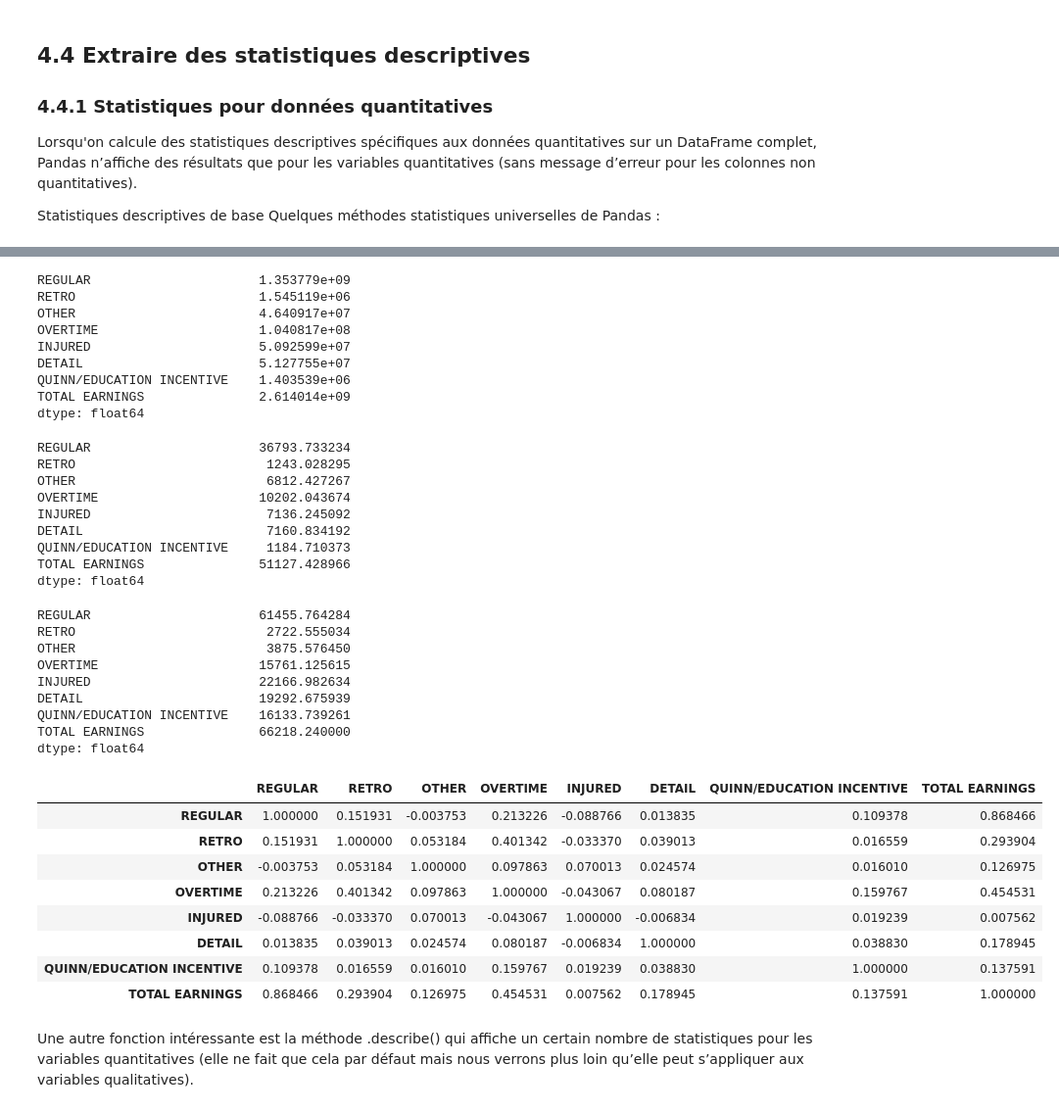
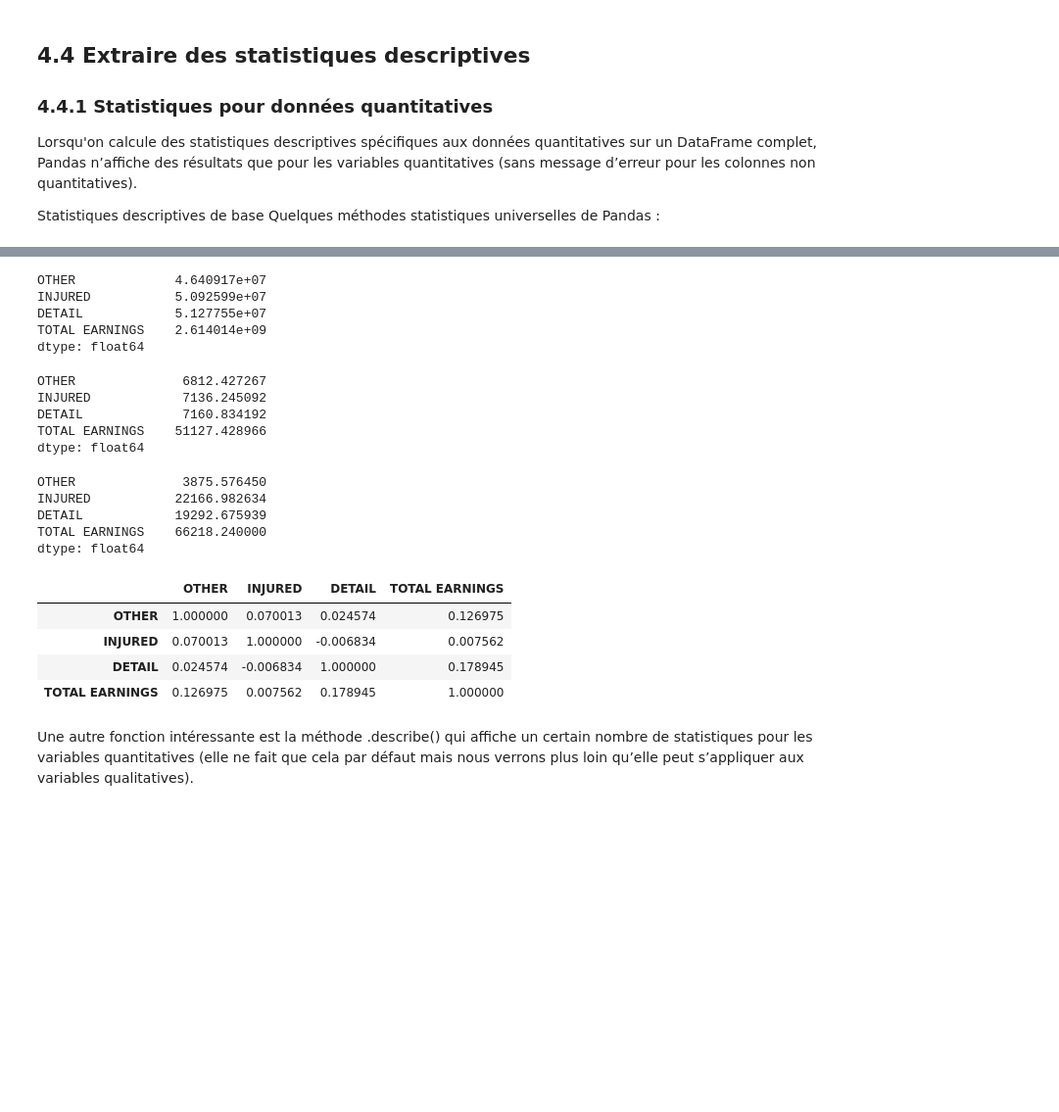
Before and after one commit to emjako/pythondatascientist, a Jupyter notebook: notebooks/04_02_manipulation_description_des_donnees.ipynb, the cells around one changed output, grey strips where cells are left out. Shown at 98% size. Saved outputs shown, nothing was run; the diff lists cells and outputs as text; code cells hidden in the pictures; blank space fills up the shorter version.

```diff
--- a/notebooks/04_02_manipulation_description_des_donnees.ipynb
+++ b/notebooks/04_02_manipulation_description_des_donnees.ipynb
@@ -164,7 +163,12 @@ Nous avons donc réussi à modifier notre colonne.
 
 Si nous désirons automatiser ce traitement, il suffit de créer une boucle sur les colonnes. On utilise le code suivant :
 # %%
+list_error = []
 for col in listing.columns:
     if listing[col].dtype==object :
-        listing[col]= pd.to_numeric(listing[col].str.strip("$")\
-                                                .str.replace(",", ""), errors="ignore")
+        try:
+            listing[col]= pd.to_numeric(listing[col].str.strip("$")\
+                                                .str.replace(",", ""))
+        except ValueError:
+            list_error.append(col)
+print(f"Les colonnes {' '.join(list_error)} n'ont pas pu être transformées")
@@ -646,15 +657,13 @@ On peut maintenant travailler sur les données manquantes. Il existe deux moyens
 Un premier en utilisant Pandas :
 # %%
 # pour la moyenne
-for col in boston.columns :
-    if boston[col].dtype ==np.number :
-        boston[col] = boston[col].fillna(boston[col].mean())
+for col in boston.select_dtypes("number").columns :
+    boston[col] = boston[col].fillna(boston[col].mean())
 
 
 # pour la médiane
-for col in boston.columns :
-    if boston[col].dtype ==np.number :
-        boston[col] = boston[col].fillna(boston[col].median())
+for col in boston.select_dtypes("number").columns :
+    boston[col] = boston[col].fillna(boston[col].median())
 
 # pour le mode, on utilise une condition à l’intérieur de l’appel de la boucle
 # qui est équivalente à ce que nous faisions plus haut
@@ -1027,56 +1035,40 @@ TOTAL EARNINGS               71517.447431
 dtype: float64
 # %%
 # variance
-boston.var()
+boston.select_dtypes("number").var()
 # %% [output]
-REGULAR                      1.353779e+09
-RETRO                        1.545119e+06
-OTHER                        4.640917e+07
-OVERTIME                     1.040817e+08
-INJURED                      5.092599e+07
-DETAIL                       5.127755e+07
-QUINN/EDUCATION INCENTIVE    1.403539e+06
-TOTAL EARNINGS               2.614014e+09
+OTHER             4.640917e+07
+INJURED           5.092599e+07
+DETAIL            5.127755e+07
+TOTAL EARNINGS    2.614014e+09
 dtype: float64
 # %%
 # écart-type
-boston.std()
+boston.select_dtypes("number").std()
 # %% [output]
-REGULAR                      36793.733234
-RETRO                         1243.028295
-OTHER                         6812.427267
-OVERTIME                     10202.043674
-INJURED                       7136.245092
-DETAIL                        7160.834192
-QUINN/EDUCATION INCENTIVE     1184.710373
-TOTAL EARNINGS               51127.428966
+OTHER              6812.427267
+INJURED            7136.245092
+DETAIL             7160.834192
+TOTAL EARNINGS    51127.428966
 dtype: float64
 # %%
 # médiane
-boston.median()
+boston.select_dtypes("number").median()
 # %% [output]
-REGULAR                      61455.764284
-RETRO                         2722.555034
-OTHER                         3875.576450
-OVERTIME                     15761.125615
-INJURED                      22166.982634
-DETAIL                       19292.675939
-QUINN/EDUCATION INCENTIVE    16133.739261
-TOTAL EARNINGS               66218.240000
+OTHER              3875.576450
+INJURED           22166.982634
+DETAIL            19292.675939
+TOTAL EARNINGS    66218.240000
 dtype: float64
 # %%
 # matrice de corrélation
-boston.corr()
+boston.select_dtypes("number").corr()
 # %% [output]
-|  | REGULAR | RETRO | OTHER | OVERTIME | INJURED | DETAIL | QUINN/EDUCATION INCENTIVE | TOTAL EARNINGS |
-| REGULAR | 1.000000 | 0.151931 | -0.003753 | 0.213226 | -0.088766 | 0.013835 | 0.109378 | 0.868466 |
-| RETRO | 0.151931 | 1.000000 | 0.053184 | 0.401342 | -0.033370 | 0.039013 | 0.016559 | 0.293904 |
-| OTHER | -0.003753 | 0.053184 | 1.000000 | 0.097863 | 0.070013 | 0.024574 | 0.016010 | 0.126975 |
-| OVERTIME | 0.213226 | 0.401342 | 0.097863 | 1.000000 | -0.043067 | 0.080187 | 0.159767 | 0.454531 |
-| INJURED | -0.088766 | -0.033370 | 0.070013 | -0.043067 | 1.000000 | -0.006834 | 0.019239 | 0.007562 |
-| DETAIL | 0.013835 | 0.039013 | 0.024574 | 0.080187 | -0.006834 | 1.000000 | 0.038830 | 0.178945 |
-| QUINN/EDUCATION INCENTIVE | 0.109378 | 0.016559 | 0.016010 | 0.159767 | 0.019239 | 0.038830 | 1.000000 | 0.137591 |
-| TOTAL EARNINGS | 0.868466 | 0.293904 | 0.126975 | 0.454531 | 0.007562 | 0.178945 | 0.137591 | 1.000000 |
+|  | OTHER | INJURED | DETAIL | TOTAL EARNINGS |
+| OTHER | 1.000000 | 0.070013 | 0.024574 | 0.126975 |
+| INJURED | 0.070013 | 1.000000 | -0.006834 | 0.007562 |
+| DETAIL | 0.024574 | -0.006834 | 1.000000 | 0.178945 |
+| TOTAL EARNINGS | 0.126975 | 0.007562 | 0.178945 | 1.000000 |
 # %% [markdown]
 Une autre fonction intéressante est la méthode .describe() qui affiche un certain nombre de statistiques pour les variables quantitatives (elle ne fait que cela par défaut mais nous verrons plus loin qu’elle peut s’appliquer aux variables qualitatives).
 # %%
```
Also changed, not shown: parts of 33 cells of this notebook, 2 other files.
